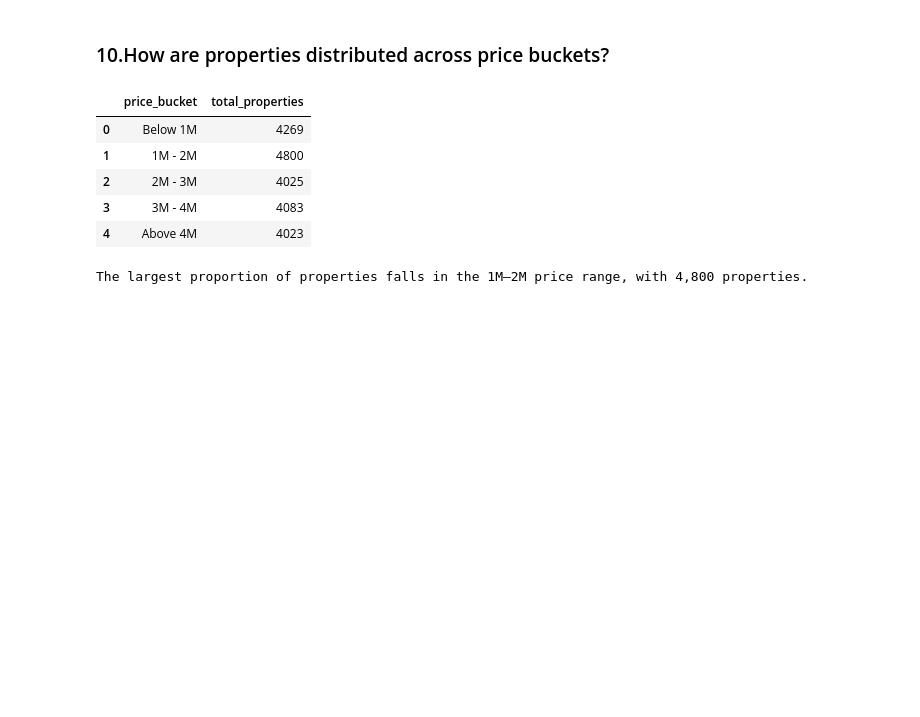
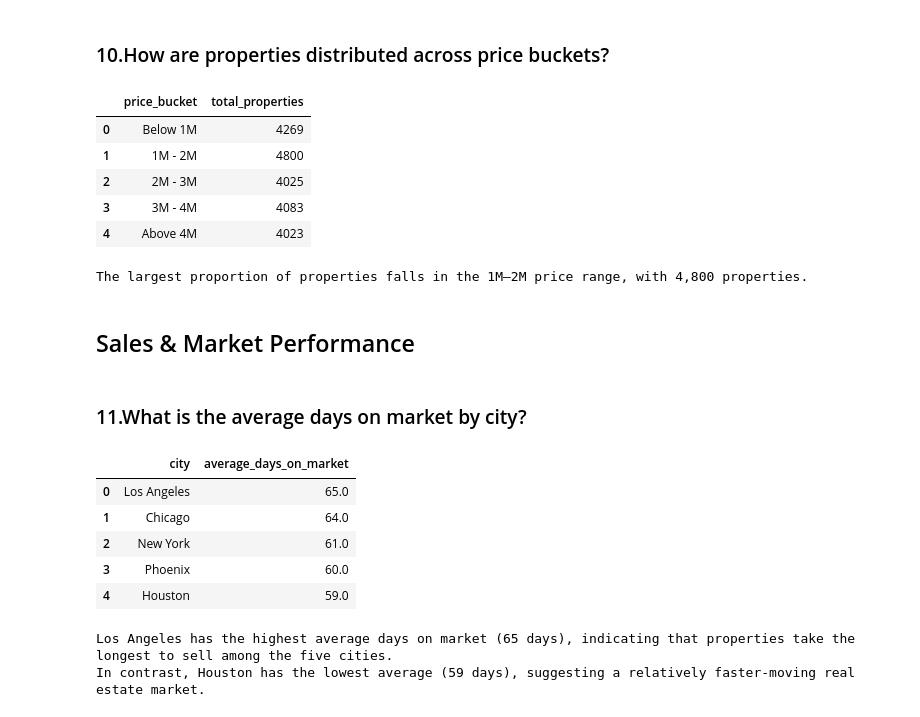
Before and after one commit to mukundnaramesh2605/guvi-python-sql-pandas-project-1, a Jupyter notebook: project.ipynb, the cells around one changed output. Drawn from its saved outputs; the diff is of its cells as text; code cells hidden in the pictures; blank space fills up the shorter version.

Commit message:
11.What is the average days on market by city?

```diff
--- a/project.ipynb
+++ b/project.ipynb
@@ -763,3 +765,29 @@ print(interpretation)
 | 3 | 3M - 4M | 4083 |
 | 4 | Above 4M | 4023 |
 The largest proportion of properties falls in the 1M–2M price range, with 4,800 properties.
+# %% [markdown]
+## Sales & Market Performance
+# %% [markdown]
+### 11.What is the average days on market by city?
+# %%
+query11 = """
+SELECT l.city, ROUND(AVG(s.daysonmarket),0) as average_days_on_market
+FROM listings l
+join sales s on s.listingid = l.listingid
+GROUP BY l.city
+order by average_days_on_market desc;"""
+result11 = pd.read_sql(query11, conn)
+display(result11)
+interpretation = """
+Los Angeles has the highest average days on market (65 days), indicating that properties take the longest to sell among the five cities.
+In contrast, Houston has the lowest average (59 days), suggesting a relatively faster-moving real estate market."""
+print(interpretation)
+# %% [output]
+|  | city | average_days_on_market |
+| 0 | Los Angeles | 65.0 |
+| 1 | Chicago | 64.0 |
+| 2 | New York | 61.0 |
+| 3 | Phoenix | 60.0 |
+| 4 | Houston | 59.0 |
+Los Angeles has the highest average days on market (65 days), indicating that properties take the longest to sell among the five cities.
+In contrast, Houston has the lowest average (59 days), suggesting a relatively faster-moving real estate market.
```
Also changed, not shown: parts of 1 cell of this notebook.
